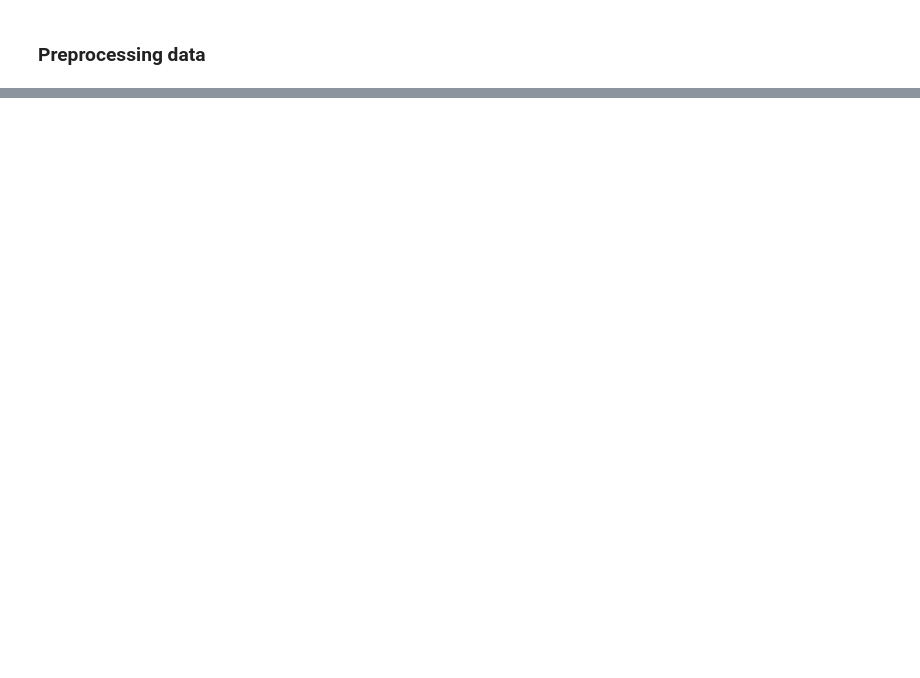
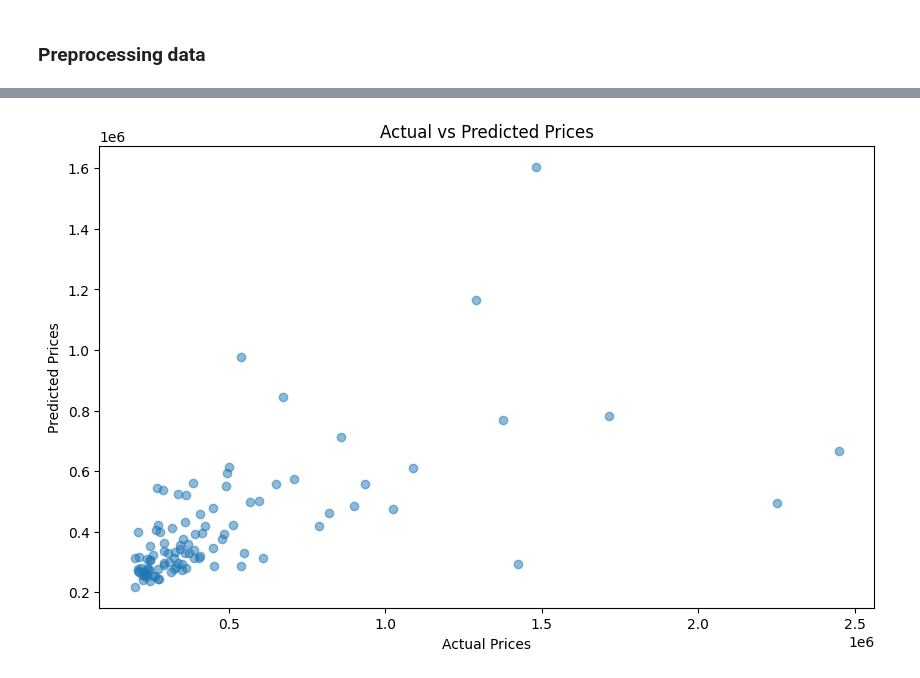
Before and after one commit to MarieMCodes/re_value_predictor, a Jupyter notebook: notebooks/marie_model.ipynb, the cells around one changed output, grey strips where cells are left out. Cells and saved outputs as stored; diff of their text form; code cells hidden in the pictures; blank space fills up the shorter version.

```diff
--- a/notebooks/marie_model.ipynb
+++ b/notebooks/marie_model.ipynb
@@ -151,0 +308,3 @@ array([[-6.36363636e-01, -7.32050808e-01,  0.00000000e+00, ...,
+# %%
+y_test_exp=np.exp(y_test)
+y_test_exp
@@ -151,0 +325,14 @@ array([[-6.36363636e-01, -7.32050808e-01,  0.00000000e+00, ...,
+# %%
+
+def plot_predictions(y_test: np.ndarray, y_pred: np.ndarray):
+    plt.figure(figsize=(10, 6))
+    plt.scatter(y_test, y_pred, alpha=0.5)
+    plt.xlabel('Actual Prices')
+    plt.ylabel('Predicted Prices')
+    plt.title('Actual vs Predicted Prices')
+    #plt.plot([y_test.min(), y_test.max()], [y_test.min(), y_test.max()], 'k--', lw=2)
+    plt.show()
+
+plot_predictions(y_test_exp[:100],prediction[:100])
+# %% [output]
+[figure, added]
```
Also changed, not shown: parts of 29 cells of this notebook, 4 other files.
